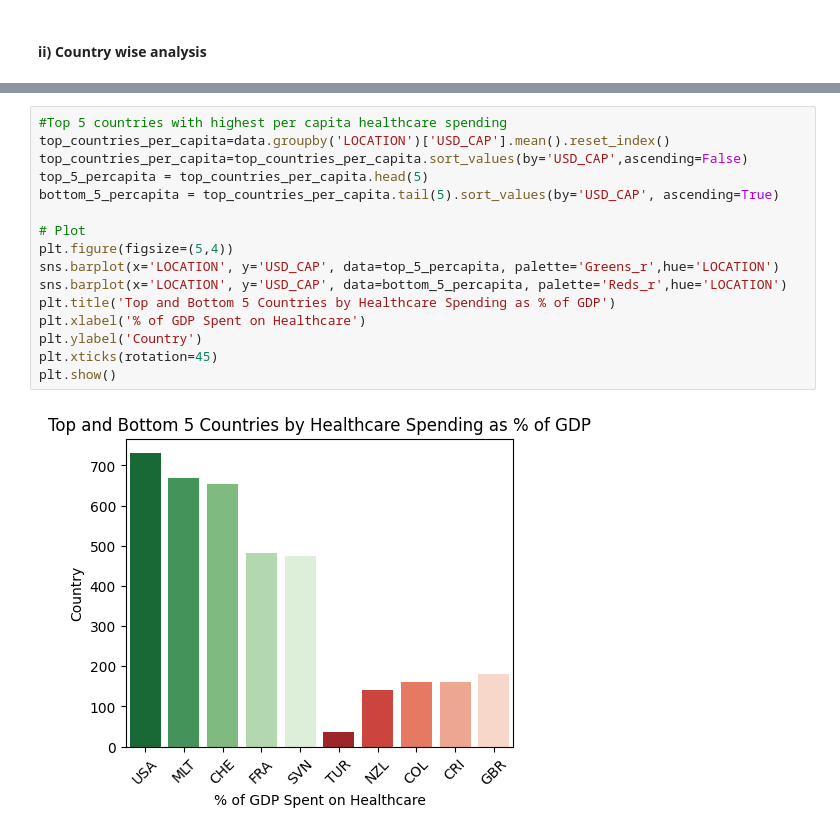
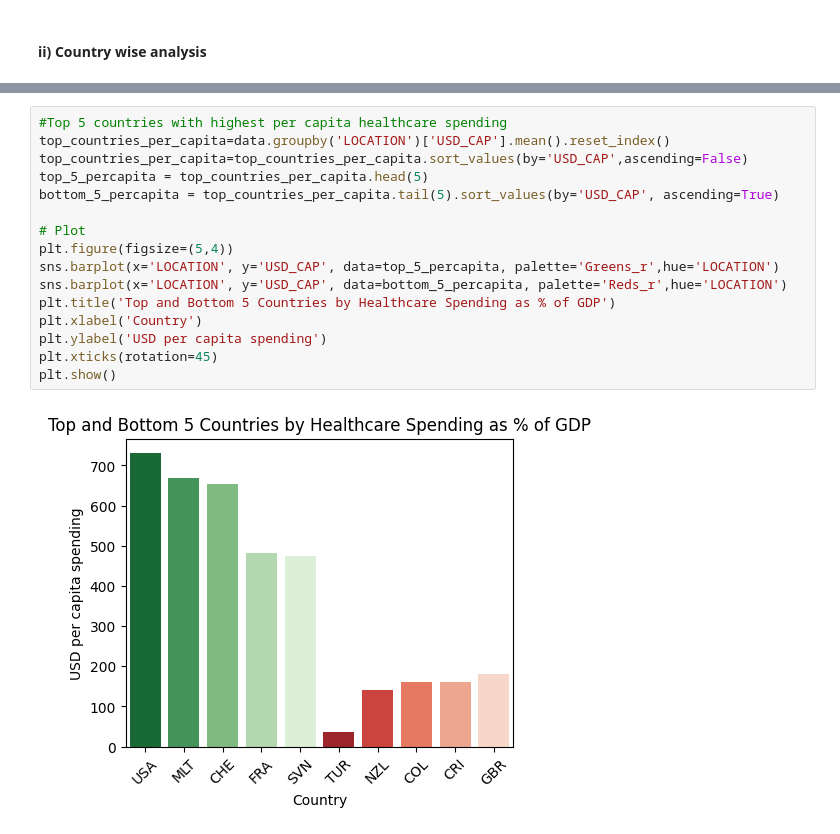
Before and after one commit to Sharvani-123/Pharmaceutical-Drug-Spendings_Analysis, a Jupyter notebook: analysis.ipynb, the cells around one changed output, grey strips where cells are left out. Drawn from its saved outputs; the diff is of its cells as text.

```diff
--- a/analysis.ipynb
+++ b/analysis.ipynb
@@ -129,18 +129,18 @@ plt.show()
 # %%
 #Top 5 countries with highest per capita healthcare spending
 top_countries_per_capita=data.groupby('LOCATION')['USD_CAP'].mean().reset_index()
 top_countries_per_capita=top_countries_per_capita.sort_values(by='USD_CAP',ascending=False)
 top_5_percapita = top_countries_per_capita.head(5)
 bottom_5_percapita = top_countries_per_capita.tail(5).sort_values(by='USD_CAP', ascending=True)
 
 # Plot
 plt.figure(figsize=(5,4))
 sns.barplot(x='LOCATION', y='USD_CAP', data=top_5_percapita, palette='Greens_r',hue='LOCATION')
 sns.barplot(x='LOCATION', y='USD_CAP', data=bottom_5_percapita, palette='Reds_r',hue='LOCATION')
 plt.title('Top and Bottom 5 Countries by Healthcare Spending as % of GDP')
-plt.xlabel('% of GDP Spent on Healthcare')
-plt.ylabel('Country')
+plt.xlabel('Country')
+plt.ylabel('USD per capita spending')
 plt.xticks(rotation=45)
 plt.show()
 # %% [output]
-[figure, old version]
+[figure, new version]
```
Also changed, not shown: parts of 2 cells of this notebook.
